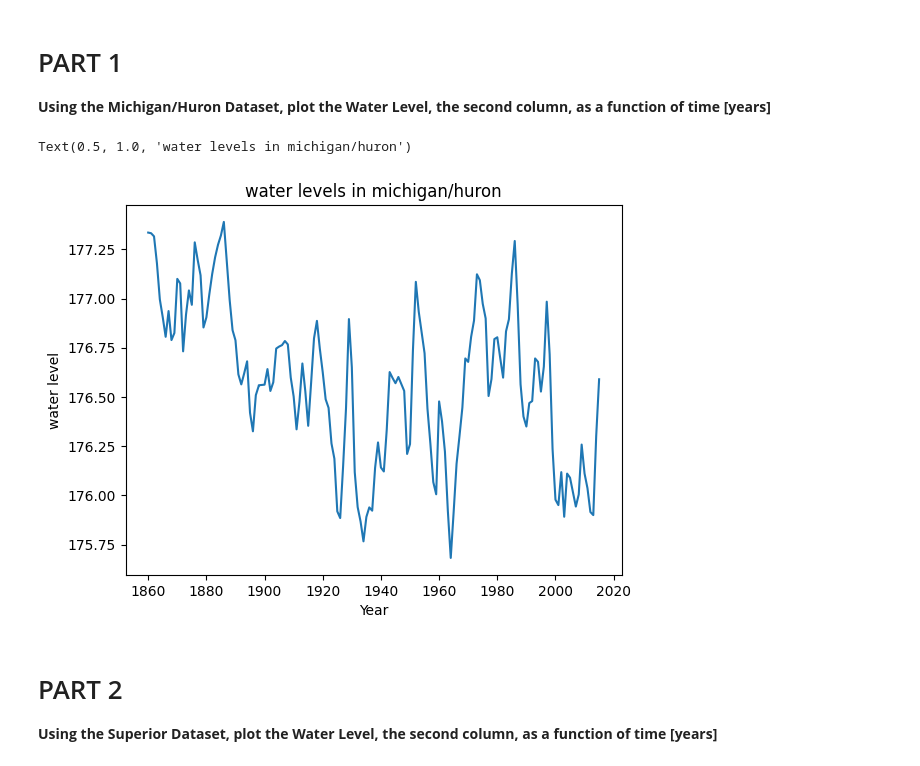
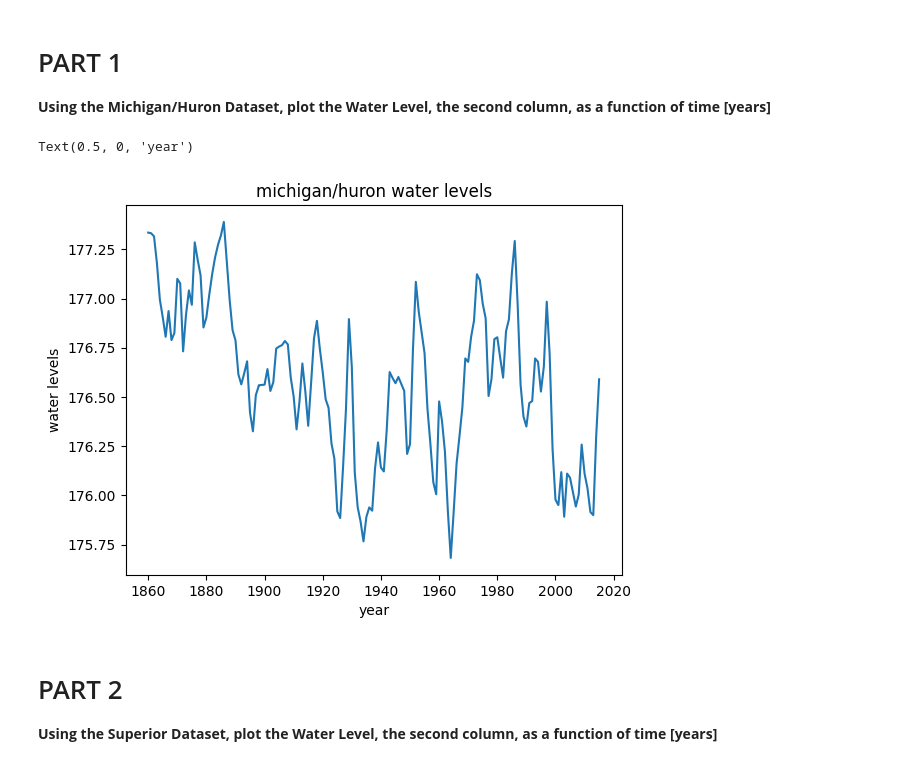
Before and after one commit to Andrew00-jpg/CMSE202_Git_Started, a Jupyter notebook: Great_Lakes_and_Grand_River.ipynb, the cells around one changed output. Cells and saved outputs as stored; diff of their text form; code cells hidden in the pictures.

```diff
--- a/Great_Lakes_and_Grand_River.ipynb
+++ b/Great_Lakes_and_Grand_River.ipynb
@@ -30,14 +30,14 @@ This notebook **might look very familiar!** It is based off a CMSE 201 assignmen
 **Using the Michigan/Huron Dataset, plot the Water Level, the second column, as a function of time [years]**
 # %%
 # Insert Code Here
-mhu = pd.read_csv("data/mhu.csv")
+mhu = pd.read_csv('data/mhu.csv')
 plt.plot(mhu['Michigan-Huron annual averages'], mhu['AnnAvg'])
-plt.xlabel("Year")
-plt.ylabel("water level")
-plt.title('water levels in michigan/huron')
+plt.title('michigan/huron water levels')
+plt.ylabel('water levels')
+plt.xlabel('year')
 # %% [output]
-Text(0.5, 1.0, 'water levels in michigan/huron')
+Text(0.5, 0, 'year')
-[figure, old version]
+[figure, new version]
 # %% [markdown]
 # PART 2
 
```
Also changed, not shown: parts of 2 cells of this notebook.
